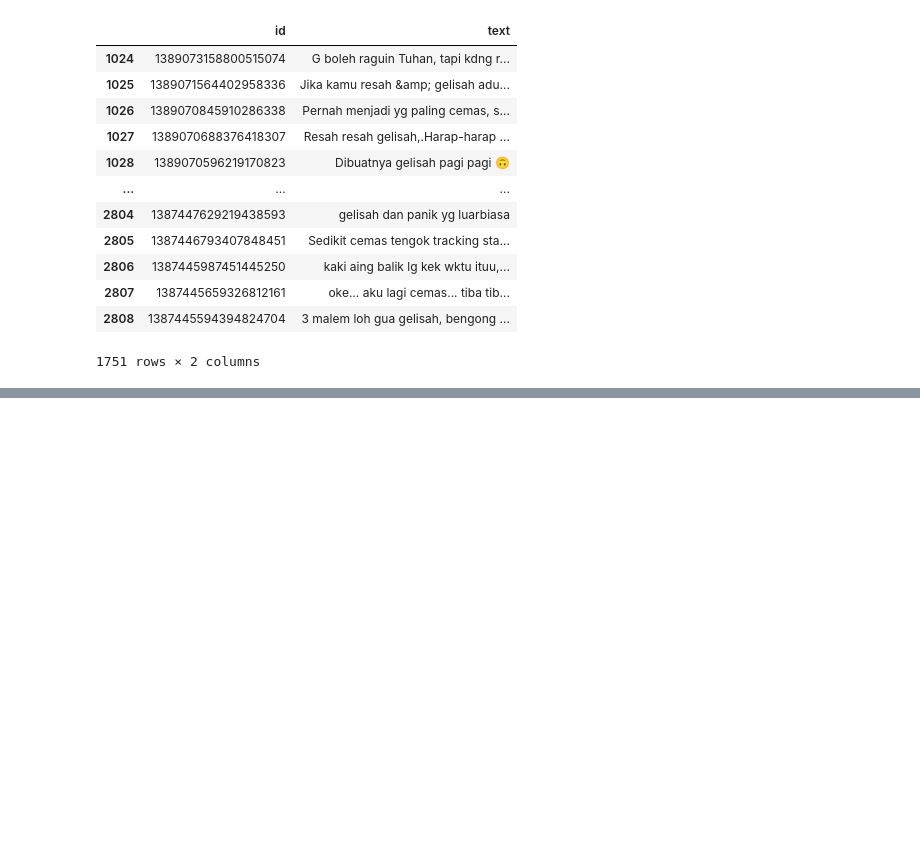
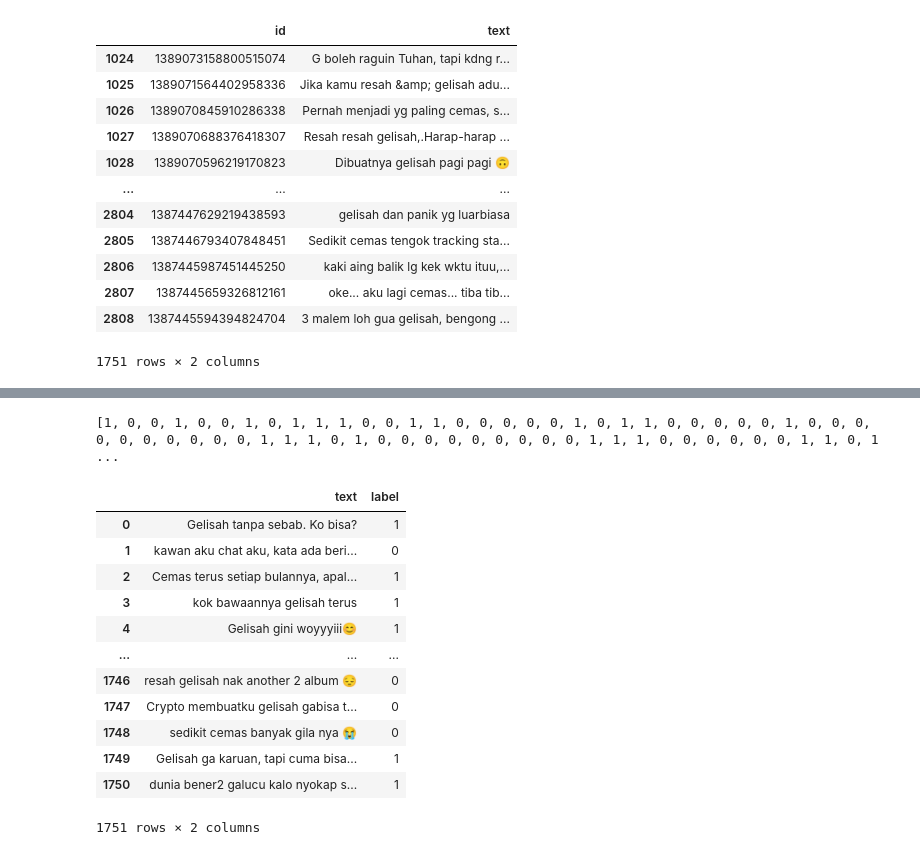
Before and after one commit to b21-cap0029/bangkit-capstone, a Jupyter notebook: ml/dataset/annotator/annotate_split.ipynb, the cells around one changed output, grey strips where cells are left out. Saved outputs shown, nothing was run; the diff lists cells and outputs as text; code cells hidden in the pictures; blank space fills up the shorter version.

Commit message:
Remerge and resplit DATD with additional entries

```diff
--- a/ml/dataset/annotator/annotate_split.ipynb
+++ b/ml/dataset/annotator/annotate_split.ipynb
@@ -289,0 +295,3 @@ df[1000:].to_csv('additional.csv', index=False)
+# %%
+additional_df = pd.read_csv('additional.csv')
+additional_df.head()
@@ -289,0 +305,2 @@ df[1000:].to_csv('additional.csv', index=False)
+# %%
+radd1, radd2, radd3 = load_response('additional-1'), load_response('additional-2'), load_response('additional-3')
@@ -289,0 +315,48 @@ df[1000:].to_csv('additional.csv', index=False)
+# %%
+radditional = []
+
+# three annotators, so tie is not possible
+for i in range(len(radd1)):
+  zero = 0
+  one = 0
+  if radd1[i] == 0:
+    zero += 1
+  else:
+    one += 1
+
+  if radd2[i] == 0:
+    zero += 1
+  else:
+    one += 1
+
+  if radd3[i] == 0:
+    zero += 1
+  else:
+    one += 1
+
+  if zero > one:
+    radditional.append(0)
+  else:
+    radditional.append(1)
+
+print(radditional)
+# %% [output]
+[1, 0, 0, 1, 0, 0, 1, 0, 1, 1, 1, 0, 0, 1, 1, 0, 0, 0, 0, 0, 1, 0, 1, 1, 0, 0, 0, 0, 0, 1, 0, 0, 0, 0, 0, 0, 0, 0, 0, 0, 1, 1, 1, 0, 1, 0, 0, 0, 0, 0, 0, 0, 0, 0, 1, 1, 1, 0, 0, 0, 0, 0, 0, 1, 1, 0, 1 ...
+# %%
+annotated_additional = additional_df.assign(label=radditional).drop('id', axis=1)
+annotated_additional = annotated_additional.sample(frac=1, random_state=15).reset_index(drop=True)
+annotated_additional
+# %% [output]
+|  | text | label |
+| 0 | Gelisah tanpa sebab. Ko bisa? | 1 |
+| 1 | kawan aku chat aku, kata ada beri... | 0 |
+| 2 | Cemas terus setiap bulannya, apal... | 1 |
+| 3 | kok bawaannya gelisah terus | 1 |
+| 4 | Gelisah gini woyyyiii😊 | 1 |
+| ... | ... | ... |
+| 1746 | resah gelisah nak another 2 album 😔 | 0 |
+| 1747 | Crypto membuatku gelisah gabisa t... | 0 |
+| 1748 | sedikit cemas banyak gila nya 😭 | 0 |
+| 1749 | Gelisah ga karuan, tapi cuma bisa... | 1 |
+| 1750 | dunia bener2 galucu kalo nyokap s... | 1 |
+1751 rows × 2 columns
```
Also changed, not shown: parts of 14 cells of this notebook, 6 other files.
